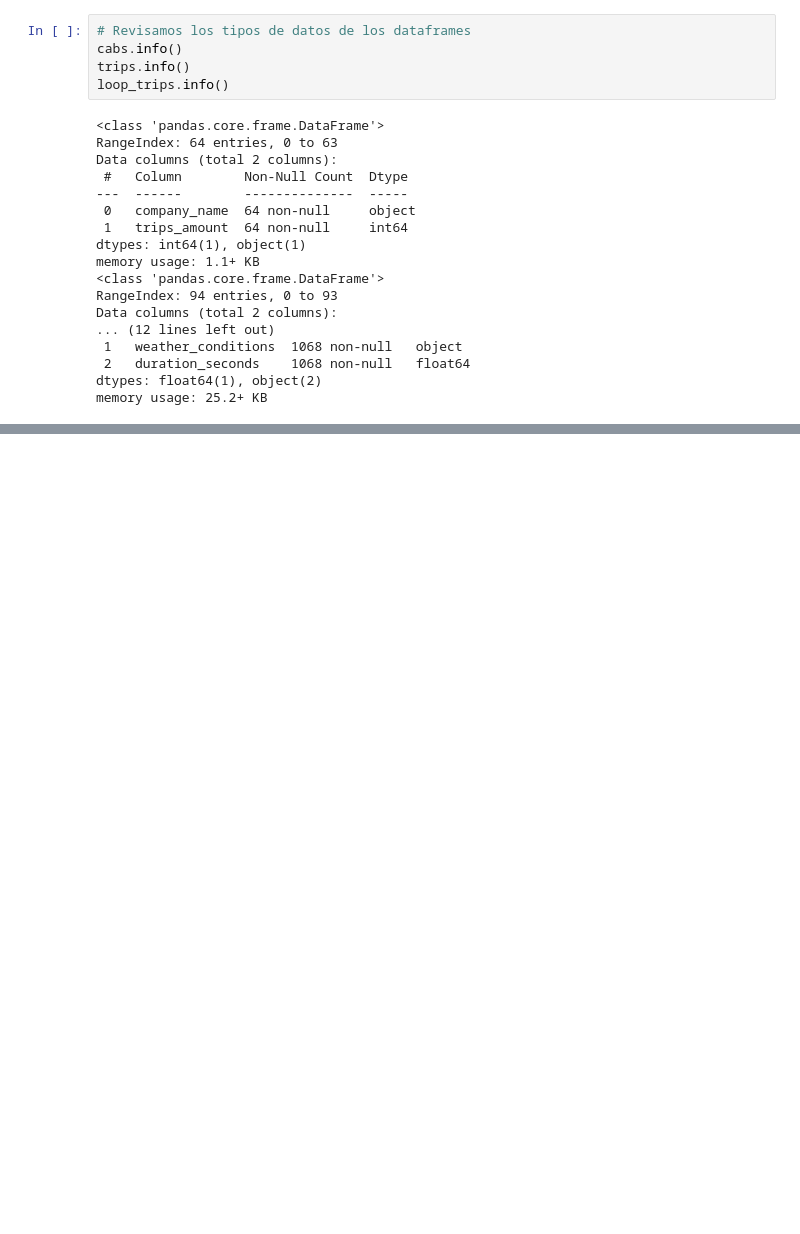
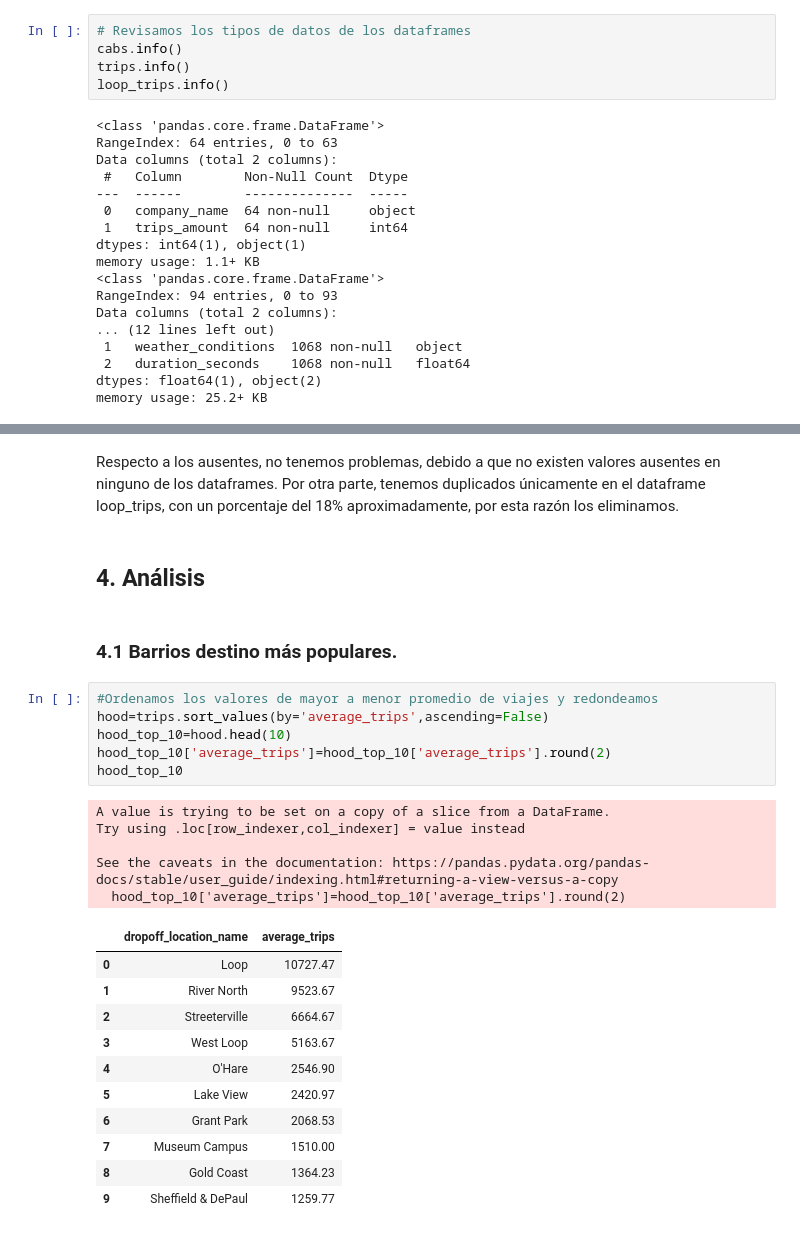
Before and after one commit to santicar1809/zuber, a Jupyter notebook: analisis.ipynb, the cells around one changed output, grey strips where cells are left out. Cells and saved outputs as stored; diff of their text form; blank space fills up the shorter version.

```diff
--- a/analisis.ipynb
+++ b/analisis.ipynb
@@ -70,0 +164,29 @@ memory usage: 25.2+ KB
+# %% [markdown]
+Respecto a los ausentes, no tenemos problemas, debido a que no existen valores ausentes en ninguno de los dataframes. Por otra parte, tenemos duplicados únicamente en el dataframe loop_trips, con un porcentaje del 18% aproximadamente, por esta razón los eliminamos.
+# %% [markdown]
+## 4. Análisis
+# %% [markdown]
+### 4.1 Barrios destino más populares.
+# %%
+#Ordenamos los valores de mayor a menor promedio de viajes y redondeamos
+hood=trips.sort_values(by='average_trips',ascending=False)
+hood_top_10=hood.head(10)
+hood_top_10['average_trips']=hood_top_10['average_trips'].round(2)
+hood_top_10
+# %% [output]
+A value is trying to be set on a copy of a slice from a DataFrame.
+Try using .loc[row_indexer,col_indexer] = value instead
+
+See the caveats in the documentation: https://pandas.pydata.org/pandas-docs/stable/user_guide/indexing.html#returning-a-view-versus-a-copy
+  hood_top_10['average_trips']=hood_top_10['average_trips'].round(2)
+|  | dropoff_location_name | average_trips |
+| 0 | Loop | 10727.47 |
+| 1 | River North | 9523.67 |
+| 2 | Streeterville | 6664.67 |
+| 3 | West Loop | 5163.67 |
+| 4 | O'Hare | 2546.90 |
+| 5 | Lake View | 2420.97 |
+| 6 | Grant Park | 2068.53 |
+| 7 | Museum Campus | 1510.00 |
+| 8 | Gold Coast | 1364.23 |
+| 9 | Sheffield & DePaul | 1259.77 |
```
Also changed, not shown: parts of 26 cells of this notebook.
